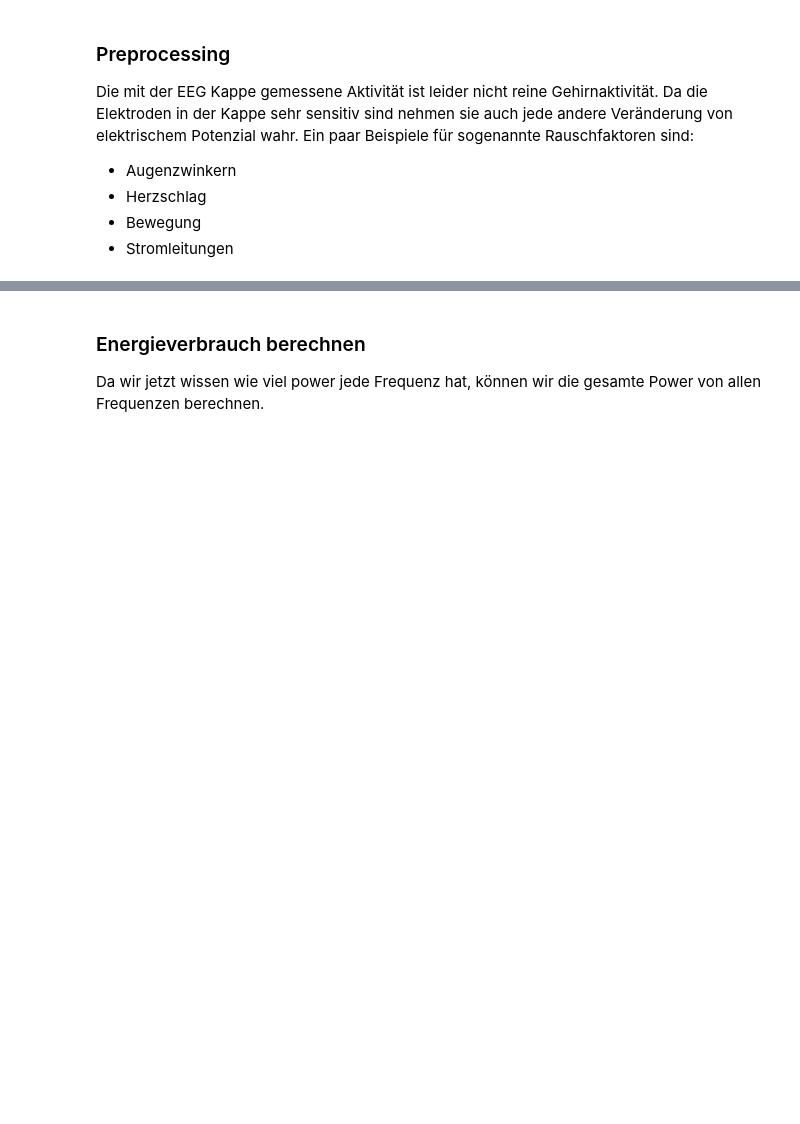
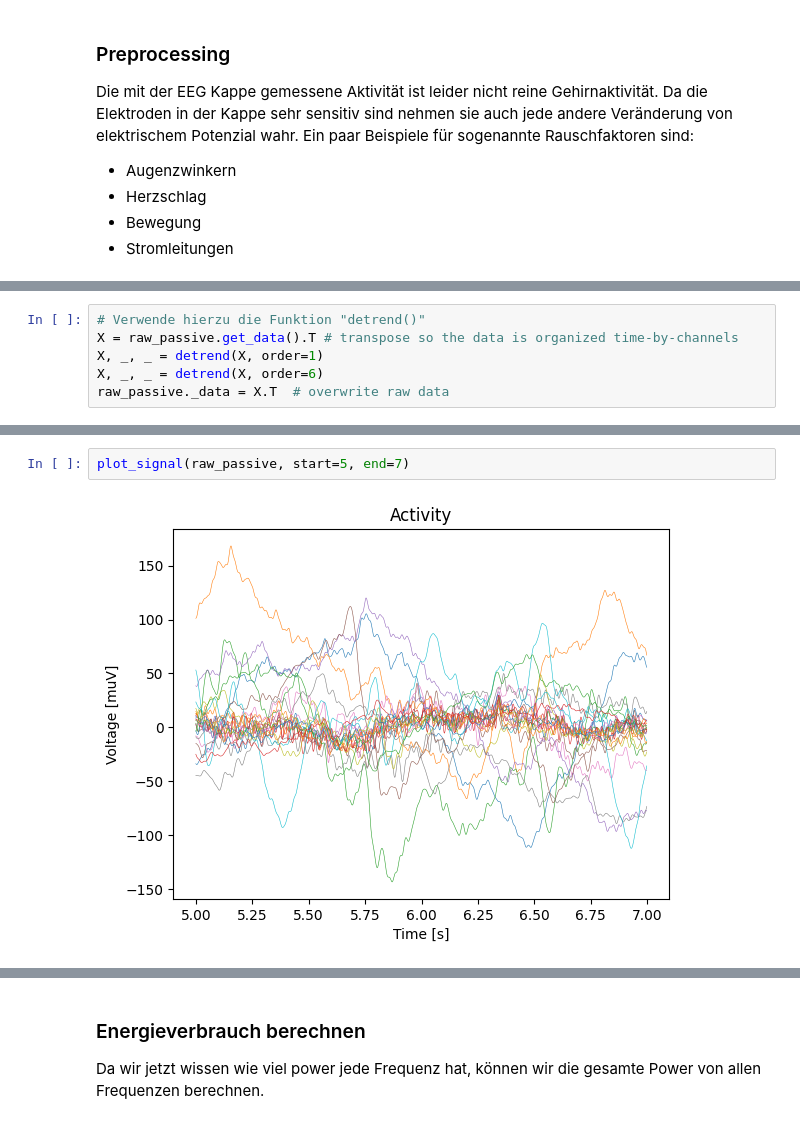
Before and after one commit to rosagross/ExperiWattMPI, a Jupyter notebook: Labbook ExperiWatt .ipynb, the cells around one changed output, grey strips where cells are left out. Cells and saved outputs as stored; diff of their text form; blank space fills up the shorter version.

```diff
--- a/Labbook ExperiWatt .ipynb
+++ b/Labbook ExperiWatt .ipynb
@@ -136,0 +172,6 @@ Ein paar Beispiele für sogenannte Rauschfaktoren sind:
+# %%
+# Verwende hierzu die Funktion "detrend()"
+X = raw_passive.get_data().T # transpose so the data is organized time-by-channels
+X, _, _ = detrend(X, order=1)
+X, _, _ = detrend(X, order=6)
+raw_passive._data = X.T  # overwrite raw data
@@ -137,3 +204,7 @@ Ein paar Beispiele für sogenannte Rauschfaktoren sind:
+# %%
+plot_signal(raw_passive, start=5, end=7)
+# %% [output]
+[figure, added]
 # %%
 # Check ob slow frequncy drift in den Daten sind
 raw_active.plot(duration=30, proj=False, n_channels=5, remove_dc=True, lowpass=40, highpass=70)
```
Also changed, not shown: parts of 30 cells of this notebook.
